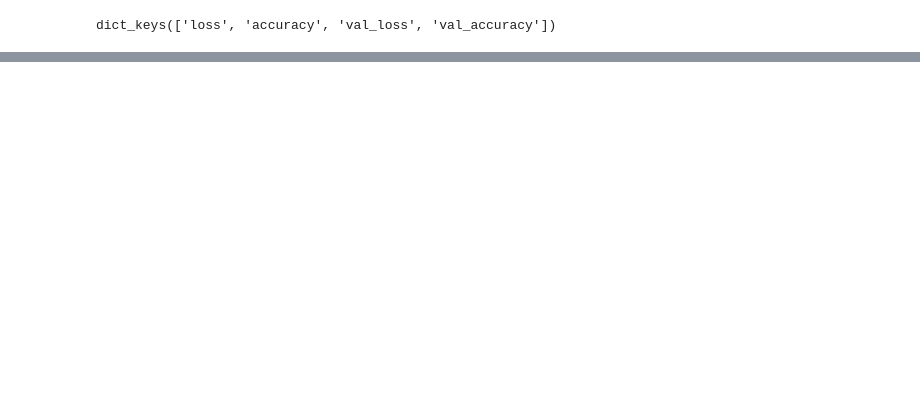
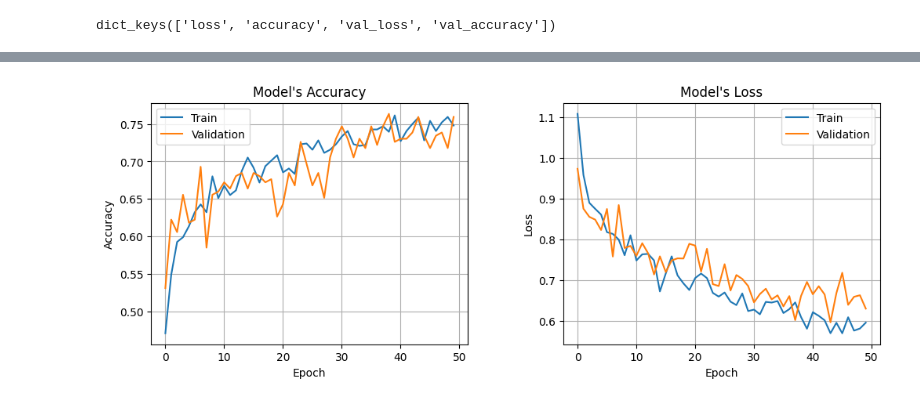
Before and after one commit to SparrowHere/Garbage-Classification-using-Raspberry-PI, a Jupyter notebook: model_tests.ipynb, the cells around one changed output, grey strips where cells are left out. Drawn from its saved outputs; the diff is of its cells as text; code cells hidden in the pictures; blank space fills up the shorter version.

```diff
--- a/model_tests.ipynb
+++ b/model_tests.ipynb
@@ -186,0 +169,7 @@ _________________________________________________________________
+# %%
+# Getting the Best Hyper-Parameter Values
+HP_BEST = TUNER.get_best_hyperparameters()[0]
+LR_BEST = HP_BEST.get("learning_rate")
+EPOCH_BEST = HP_BEST.get("epoch")
+BATCHS_B = HP_BEST.get("batch_size")
+OPTIMIZER_BEST = HP_BEST.get("optimizer")
@@ -261,0 +286,26 @@ plt.show()
+# %%
+fig, axs = plt.subplots(1, 2, figsize=(12, 4))
+
+# Accuracy
+axs[0].plot(HISTORY.history["accuracy"])
+axs[0].plot(HISTORY.history["val_accuracy"])
+axs[0].set_title("Model's Accuracy")
+axs[0].set_ylabel("Accuracy")
+axs[0].set_xlabel("Epoch")
+axs[0].legend(["Train", "Validation"], loc="upper left")
+axs[0].grid()
+
+# Loss
+axs[1].plot(HISTORY.history["loss"])
+axs[1].plot(HISTORY.history["val_loss"])
+axs[1].set_title("Model's Loss")
+axs[1].set_ylabel("Loss")
+axs[1].set_xlabel("Epoch")
+axs[1].legend(["Train", "Validation"], loc="upper right")
+axs[1].grid()
+
+plt.subplots_adjust(wspace = 0.3)
+
+plt.show()
+# %% [output]
+[figure, added]
```
Also changed, not shown: parts of 20 cells of this notebook, 3 other files.
